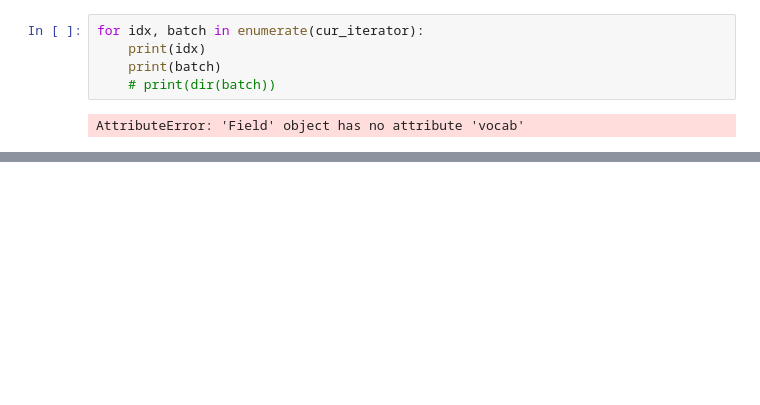
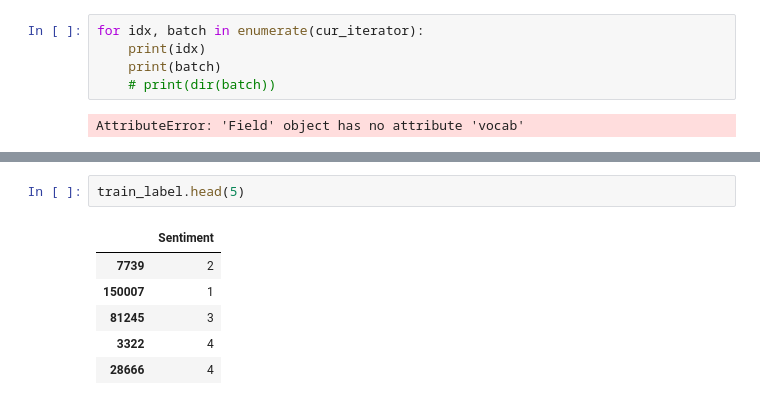
Before and after one commit to Haelles/nlp-beginner, a Jupyter notebook: nlp_practice.ipynb, the cells around one changed output, grey strips where cells are left out. Drawn from its saved outputs; the diff is of its cells as text; blank space fills up the shorter version.

```diff
--- a/nlp_practice.ipynb
+++ b/nlp_practice.ipynb
@@ -226,0 +611,9 @@ AttributeError: 'Field' object has no attribute 'vocab'
+# %%
+train_label.head(5)
+# %% [output]
+|  | Sentiment |
+| 7739 | 2 |
+| 150007 | 1 |
+| 81245 | 3 |
+| 3322 | 4 |
+| 28666 | 4 |
```
Also changed, not shown: parts of 83 cells of this notebook, 2 other files.
